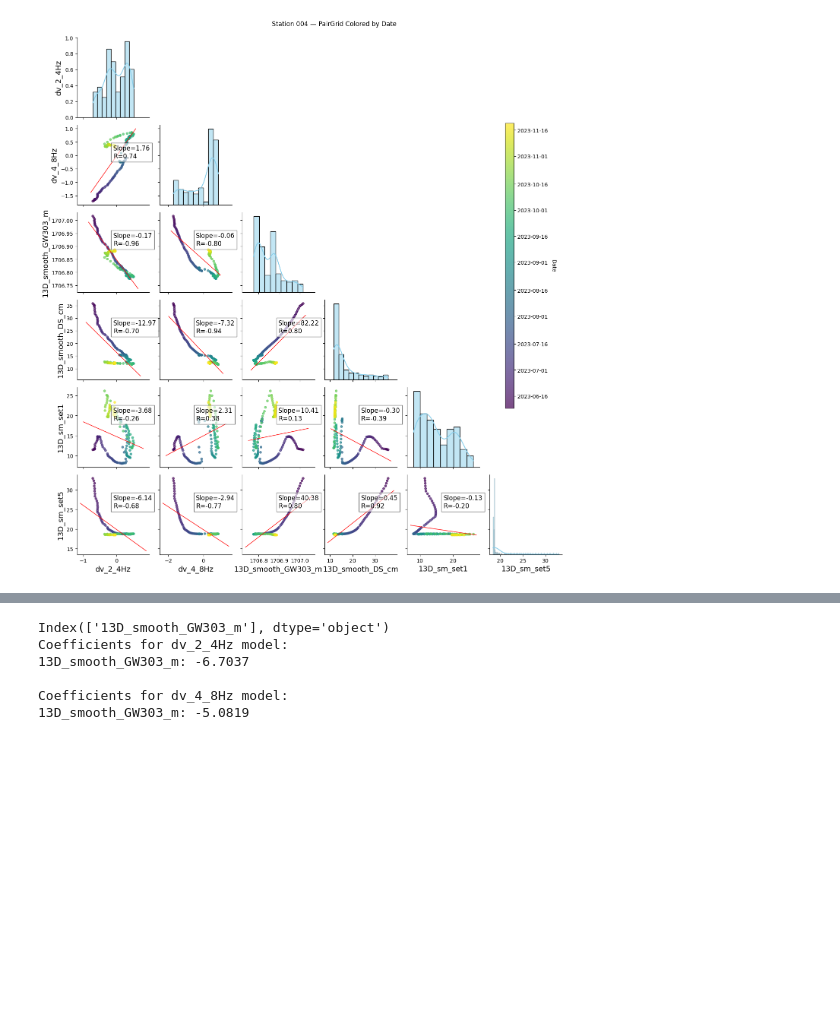
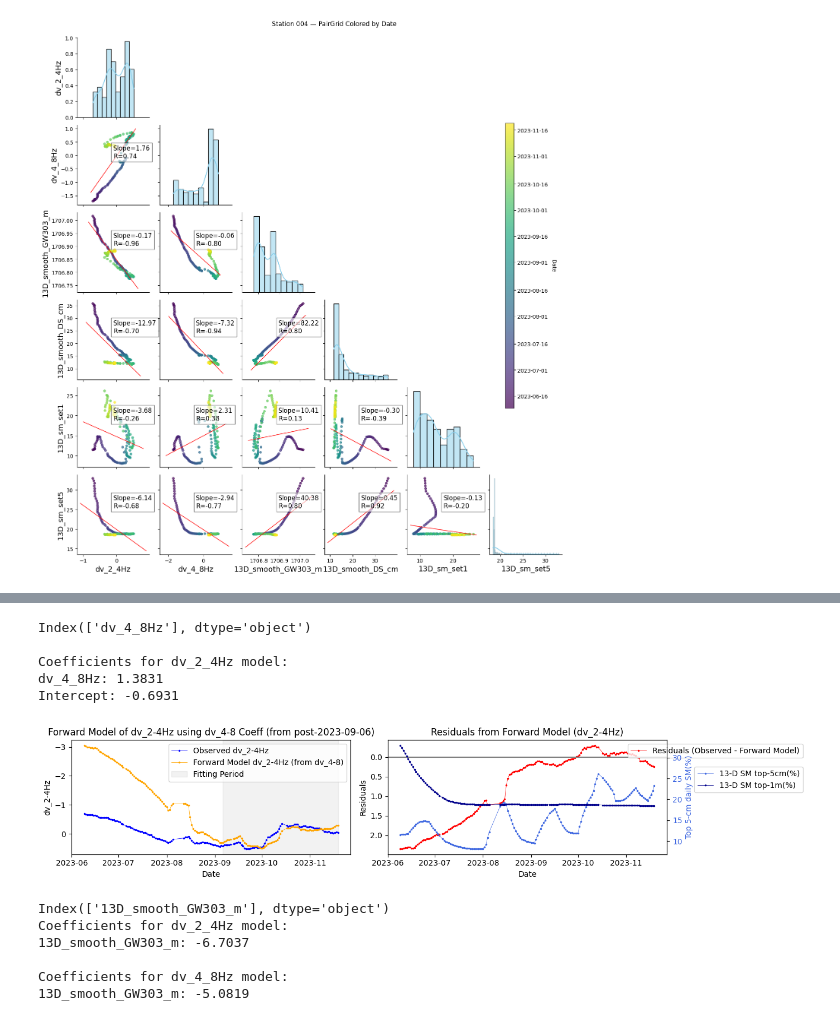
Before and after one commit to kuanfufeng/RedButte, a Jupyter notebook: final_revised_ananlyses.ipynb, the cells around one changed output, grey strips where cells are left out. Cells and saved outputs as stored; diff of their text form; code cells hidden in the pictures; blank space fills up the shorter version.

```diff
--- a/final_revised_ananlyses.ipynb
+++ b/final_revised_ananlyses.ipynb
@@ -524,3 +716,51 @@ def plot_forward_model(df,fitdate, **kwargs):
+# %%
+dftmp5=df.copy()
+fitdate='2023-09-06'
+dftmp5=dftmp5[dftmp5['datetime'] >= fitdate]
+# Perform linear regression to model dv_2_4Hz and dv_4_8Hz as functions of GWL
+
+# Model 2: dv_4_8Hz as a function of GWL
+X_gwl = dftmp5[['dv_4_8Hz']]
+y_2_4 = dftmp5['dv_2_4Hz']
+model_2_4 = LinearRegression()
+model_2_4.fit(X_gwl, y_2_4)
+
+# Predict dv_4_8Hz using dv_2_4Hz
+dftmp5['dv_pred_2_4'] = model_2_4.predict(X_gwl)
+
+# Calculate residuals for both models
+dftmp5['residuals_2_4'] = dftmp5['dv_2_4Hz'] - dftmp5['dv_pred_2_4']
+
+
+# Get the list of predictor names
+predictors = X_gwl.columns
+print(predictors)
+
+
+print("\nCoefficients for dv_2_4Hz model:")
+for name, coef in zip(predictors, model_2_4.coef_):
+    print(f"{name}: {coef:.4f}")
+    print(f"Intercept: {model_2_4.intercept_:.4f}")
+
+# forward to model the 4-8 Hz dv/v using the coef from the data after 2023-10-01.
+# Use the coefficient and intercept from the post-2023-10-01 model
+coef_2_4 = model_2_4.coef_[0]
+intercept_2_4 = model_2_4.intercept_
+
+# Create a new column for the forward-modeled dv/v using the GWL
+dftmp['dv_pred_2_4'] = intercept_2_4 + coef_2_4 * dftmp['dv_4_8Hz']
+
+
+
+
+plot_forward_model_oppo(dftmp,fitdate,)
+# %% [output]
+Index(['dv_4_8Hz'], dtype='object')
+
+Coefficients for dv_2_4Hz model:
+dv_4_8Hz: 1.3831
+Intercept: -0.6931
+[figure, added]
 # %%
 dftmp2=df.copy()
 fitdate='2023-09-21'
```
Also changed, not shown: parts of 5 cells of this notebook.
